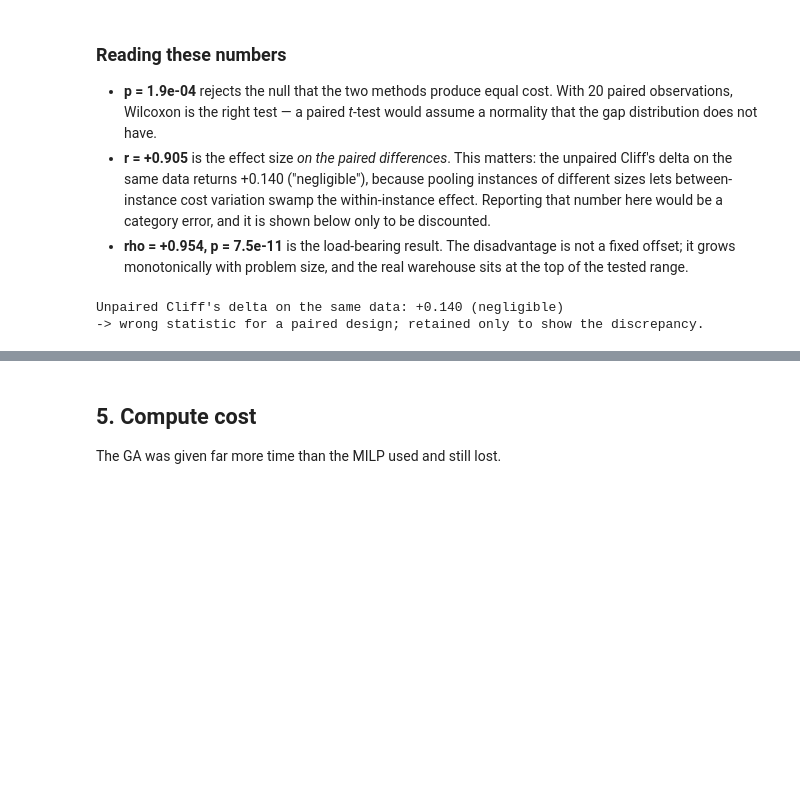
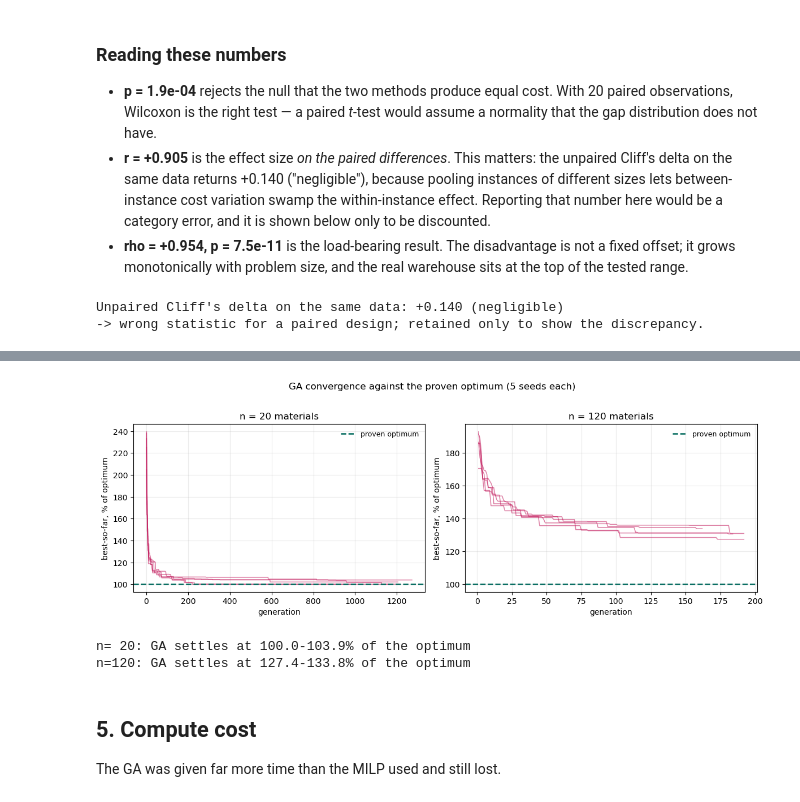
Before and after one commit to Oxshadha/OptiWMS, a Jupyter notebook: Ai miroservices/modeling/v8_controlled_synthetic_validation/solver_selection_milp_vs_ga.ipynb, the cells around one changed output, grey strips where cells are left out. Cells and saved outputs as stored; diff of their text form; code cells hidden in the pictures; blank space fills up the shorter version.

```diff
--- a/Ai miroservices/modeling/v8_controlled_synthetic_validation/solver_selection_milp_vs_ga.ipynb
+++ b/Ai miroservices/modeling/v8_controlled_synthetic_validation/solver_selection_milp_vs_ga.ipynb
@@ -411,3 +484,29 @@ Unpaired Cliff's delta on the same data: +0.140 (negligible)
+# %%
+import json
+traces = json.load(open("outputs/solver_evidence/ga_convergence.json"))
+
+fig5, ax5 = plt.subplots(1, 2, figsize=(12, 4.2), sharey=False)
+for i, size in enumerate(["20", "120"]):
+    opt = traces[size]["optimum"]
+    for h in traces[size]["histories"]:
+        ax5[i].plot(np.arange(1, len(h) + 1), np.array(h) / opt * 100,
+                    color="#C2185B", alpha=.55, lw=1.1)
+    ax5[i].axhline(100, color="#00695C", lw=1.8, ls="--", label="proven optimum")
+    ax5[i].set_xlabel("generation"); ax5[i].set_ylabel("best-so-far, % of optimum")
+    ax5[i].set_title(f"n = {size} materials")
+    ax5[i].legend(frameon=False, fontsize=9); ax5[i].grid(alpha=.25)
+
+fig5.suptitle("GA convergence against the proven optimum (5 seeds each)", y=1.02)
+fig5.tight_layout(); fig5.savefig("outputs/solver_evidence/ga_convergence.png", dpi=150)
+plt.show()
+
+for size in ("20", "120"):
+    finals = [h[-1] / traces[size]["optimum"] * 100 for h in traces[size]["histories"]]
+    print(f"n={size:>3}: GA settles at {min(finals):.1f}-{max(finals):.1f}% of the optimum")
+# %% [output]
+[figure, added]
+n= 20: GA settles at 100.0-103.9% of the optimum
+n=120: GA settles at 127.4-133.8% of the optimum
 # %% [markdown]
 ## 5. Compute cost
 
```
Also changed, not shown: parts of 5 cells of this notebook, 6 other files.
